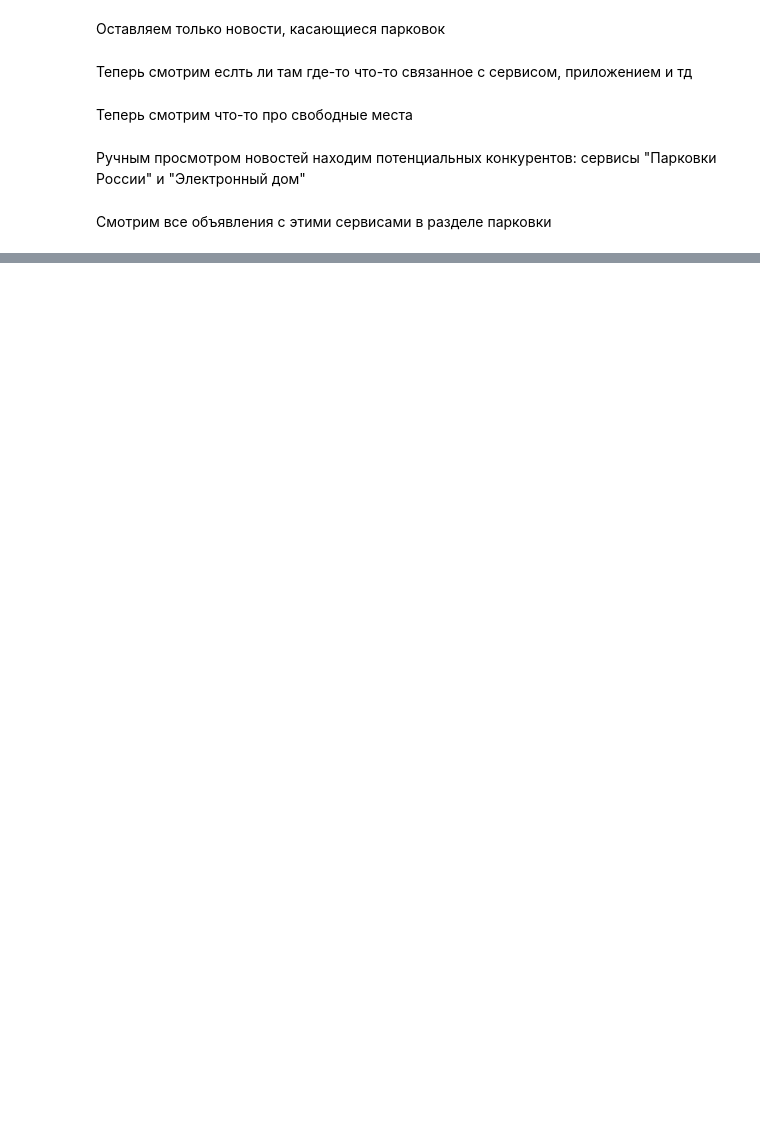
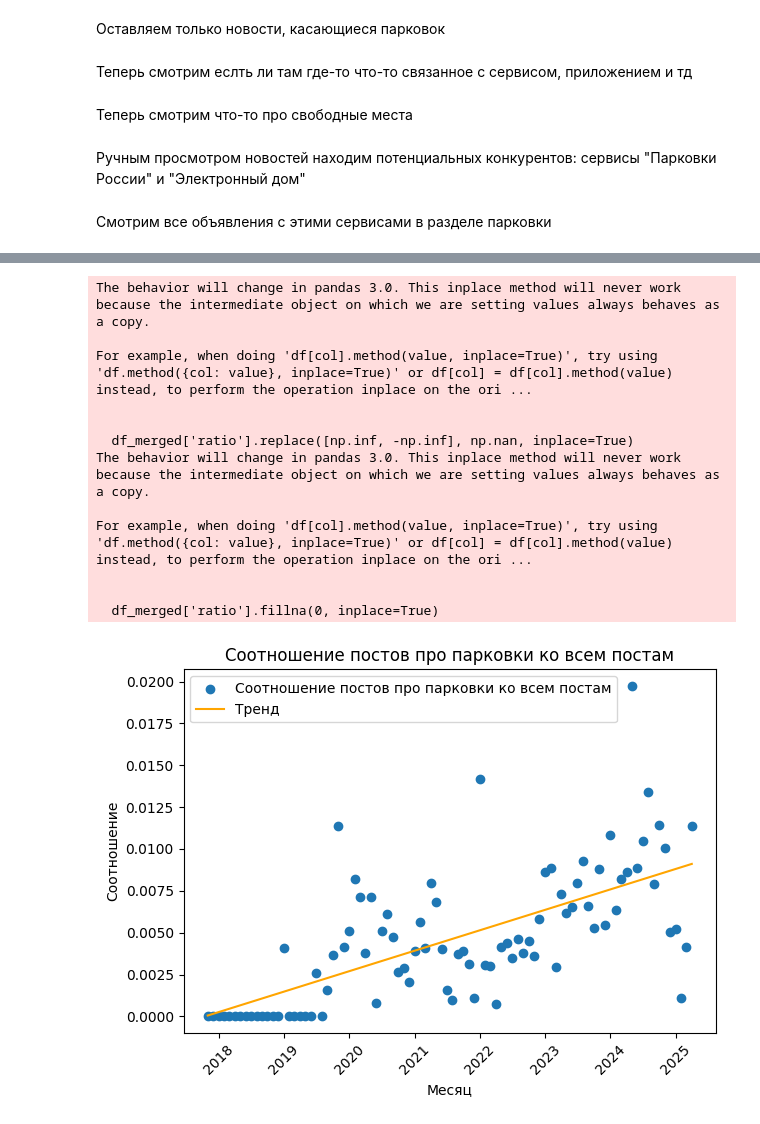
Before and after one commit to K1RILLDtop1gg/Project_busines, a Jupyter notebook: concurents.ipynb, the cells around one changed output, grey strips where cells are left out. Saved outputs shown, nothing was run; the diff lists cells and outputs as text; code cells hidden in the pictures; blank space fills up the shorter version.

```diff
--- a/concurents.ipynb
+++ b/concurents.ipynb
@@ -104,0 +140,76 @@ filter_csv_files(['parkovki.csv'],'elecdom.csv',r"Электронный дом|
+# %%
+df_park = pd.read_csv('parkovki.csv')
+
+df_park[df_park.columns[1]] = pd.to_datetime(
+    df_park[df_park.columns[1]],
+    format='%Y-%m-%d %H:%M:%S'
+)
+
+grouped_park = df_park.groupby(pd.Grouper(key=df_park.columns[1], freq='M')).size()
+grouped_park.index.name = 'month'
+grouped_park.name = 'parkovki_count'
+
+
+files = ['0posts.csv', '1posts.csv', '2posts.csv']
+dfs_posts = []
+for f in files:
+    temp_df = pd.read_csv(f)
+    temp_df[temp_df.columns[1]] = pd.to_datetime(
+        temp_df[temp_df.columns[1]],
+        format='%Y-%m-%d %H:%M:%S'
+    )
+    dfs_posts.append(temp_df)
+
+df_posts = pd.concat(dfs_posts, ignore_index=True)
+
+grouped_posts = df_posts.groupby(pd.Grouper(key=df_posts.columns[1], freq='M')).size()
+grouped_posts.index.name = 'month'
+grouped_posts.name = 'posts_count'
+
+
+
+df_merged = pd.merge(
+    grouped_park.reset_index(),
+    grouped_posts.reset_index(),
+    how='outer',
+    on='month'
+).fillna(0)
+
+df_merged = df_merged.sort_values(by='month')
+
+df_merged['ratio'] = df_merged['parkovki_count'] / df_merged['posts_count'].replace(0, np.nan)
+
+df_merged['ratio'].replace([np.inf, -np.inf], np.nan, inplace=True)
+df_merged['ratio'].fillna(0, inplace=True)
+
+months = df_merged['month']
+ratio = df_merged['ratio']
+
+plt.scatter(months, ratio, label='Соотношение постов про парковки ко всем постам')
+
+x_ordinal = months.map(pd.Timestamp.toordinal).values
+coefs = np.polyfit(x_ordinal, ratio, 1)
+trend_func = np.poly1d(coefs)
+plt.plot(months, trend_func(x_ordinal), color='orange', label='Тренд')
+
+plt.xlabel('Месяц')
+plt.ylabel('Соотношение')
+plt.title('Соотношение постов про парковки ко всем постам')
+plt.legend()
+plt.xticks(rotation=45)
+plt.tight_layout()
+plt.show()
+# %% [output]
+The behavior will change in pandas 3.0. This inplace method will never work because the intermediate object on which we are setting values always behaves as a copy.
+
+For example, when doing 'df[col].method(value, inplace=True)', try using 'df.method({col: value}, inplace=True)' or df[col] = df[col].method(value) instead, to perform the operation inplace on the ori ...
+
+
+  df_merged['ratio'].replace([np.inf, -np.inf], np.nan, inplace=True)
+The behavior will change in pandas 3.0. This inplace method will never work because the intermediate object on which we are setting values always behaves as a copy.
+
+For example, when doing 'df[col].method(value, inplace=True)', try using 'df.method({col: value}, inplace=True)' or df[col] = df[col].method(value) instead, to perform the operation inplace on the ori ...
+
+
+  df_merged['ratio'].fillna(0, inplace=True)
+[figure, added]
```
Also changed, not shown: parts of 6 cells of this notebook.
